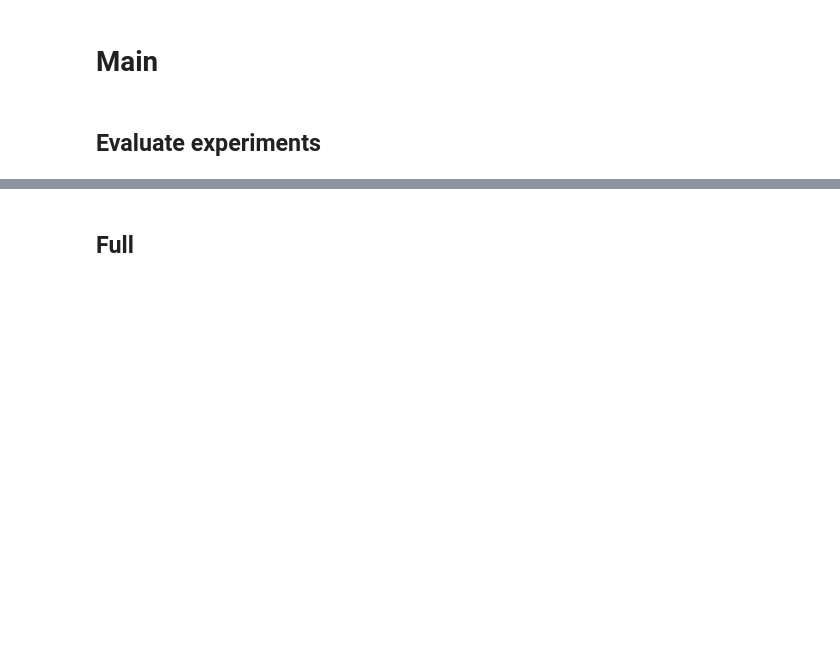
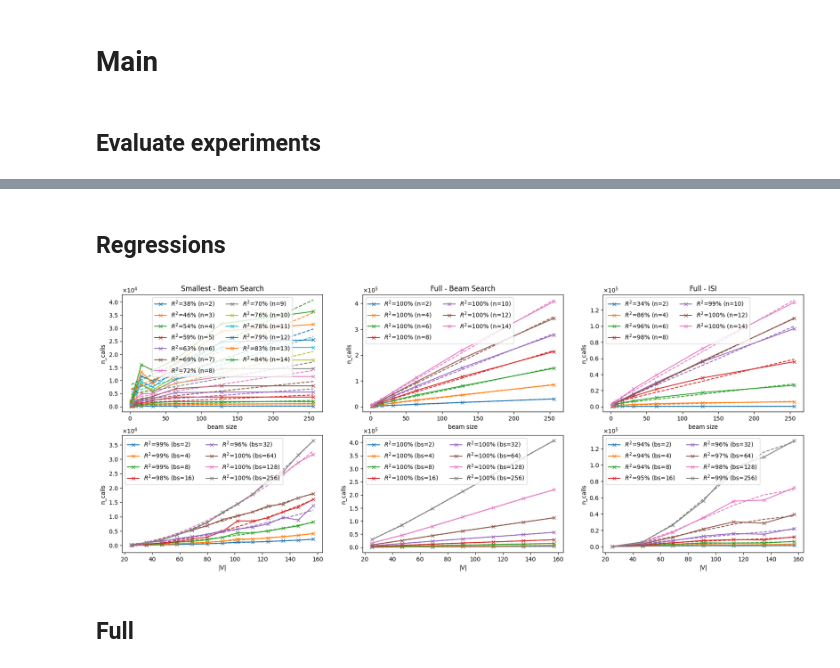
Before and after one commit to SamuelReyd/SearchingForCauses, a Jupyter notebook: src/Experiments.ipynb, the cells around one changed output, grey strips where cells are left out. Saved outputs shown, nothing was run; the diff lists cells and outputs as text; code cells hidden in the pictures; blank space fills up the shorter version.

Commit message:
finishing figures

```diff
--- a/src/Experiments.ipynb
+++ b/src/Experiments.ipynb
@@ -1,4 +1,6 @@
 # %% [markdown]
 # Setup
+# %%
+for i in range(0,0,10): print(i)
 # %%
 import numpy as np, timeit, time, matplotlib.pyplot as plt, json, os, pandas as pd
@@ -51,3 +97,3 @@ def get_values(metrics, folder="results/"):
 # %%
-w,h=4,2
+w,h=3.5,2
 # %%
@@ -229,3 +461,20 @@ def show_improvement_LUCB(df):
+# %%
+def plot_all_regressions(df, folder="figures/"):
+    _, axes = plt.subplots(2,3, figsize=(3*w*2,2*h*2))
+
+
+    axes[0,0].set_title("Smallest - Beam Search")
+    axes[0,1].set_title("Full - Beam Search")
+    axes[0,2].set_title("Full - ISI")
+
+
+    regression_bs(df, Exhaustivness.SMALLEST.value, AlgoTypes.BASE.value, axes[0,0])
+    regression_bs(df, Exhaustivness.FULL.value, AlgoTypes.BASE.value, axes[0,1])
+    regression_bs(df, Exhaustivness.FULL.value, AlgoTypes.STRUCTURED.value, axes[0,2])
+
+    regression_n(df, Exhaustivness.SMALLEST.value, AlgoTypes.BASE.value, axes[1,0])
+    regression_n(df, Exhaustivness.FULL.value, AlgoTypes.BASE.value, axes[1,1])
+    regression_n(df, Exhaustivness.FULL.value, AlgoTypes.STRUCTURED.value, axes[1,2])
 # %% [markdown]
 # Main
 # %% [markdown]
@@ -254,4 +488,9 @@ def show_improvement_LUCB(df):
 # %%
-df = get_values(["F1", "accuracy"], "../results/")
-df.F1 = df.F1 * 100
-df.accuracy = df.accuracy * 100
+metrics = ["F1", "accuracy", "jaccard", "dice"]
+df_perso = get_values(metrics, "../results/")
+df_ilp = get_values_ILP(metrics, "../results/")
+df_reg = get_values([], folder="../results_test/")
+df = pd.concat([df_perso, df_ilp], ignore_index=True)
+df.F1 *= 100
+df.dice *= 100
+df.accuracy *= 100
@@ -274,0 +522,6 @@ plt.yscale("log")
+# %% [markdown]
+## Regressions
+# %%
+plot_all_regressions(df_reg)
+# %% [output]
+[figure, added]
```
Also changed, not shown: parts of 61 cells of this notebook, 12 other files.
